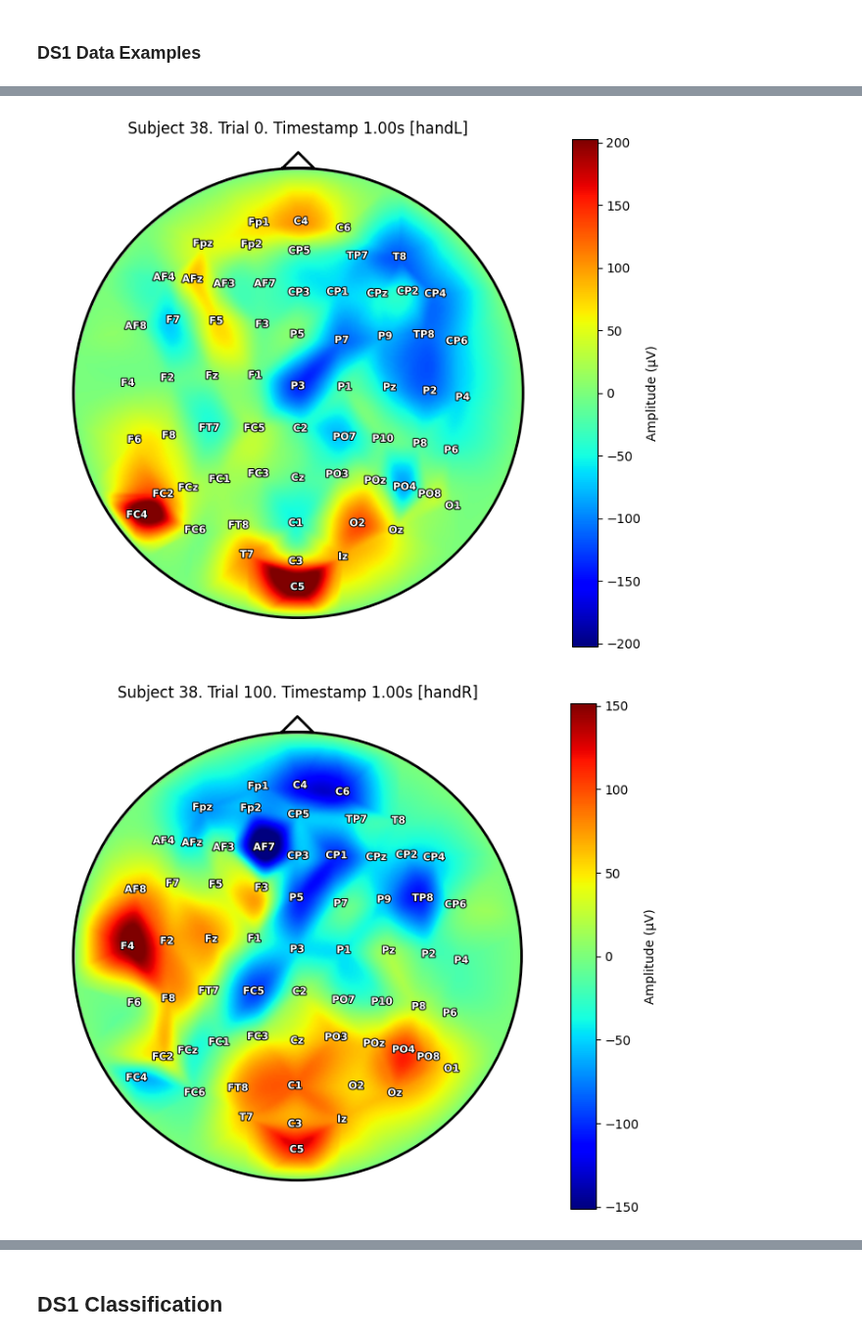
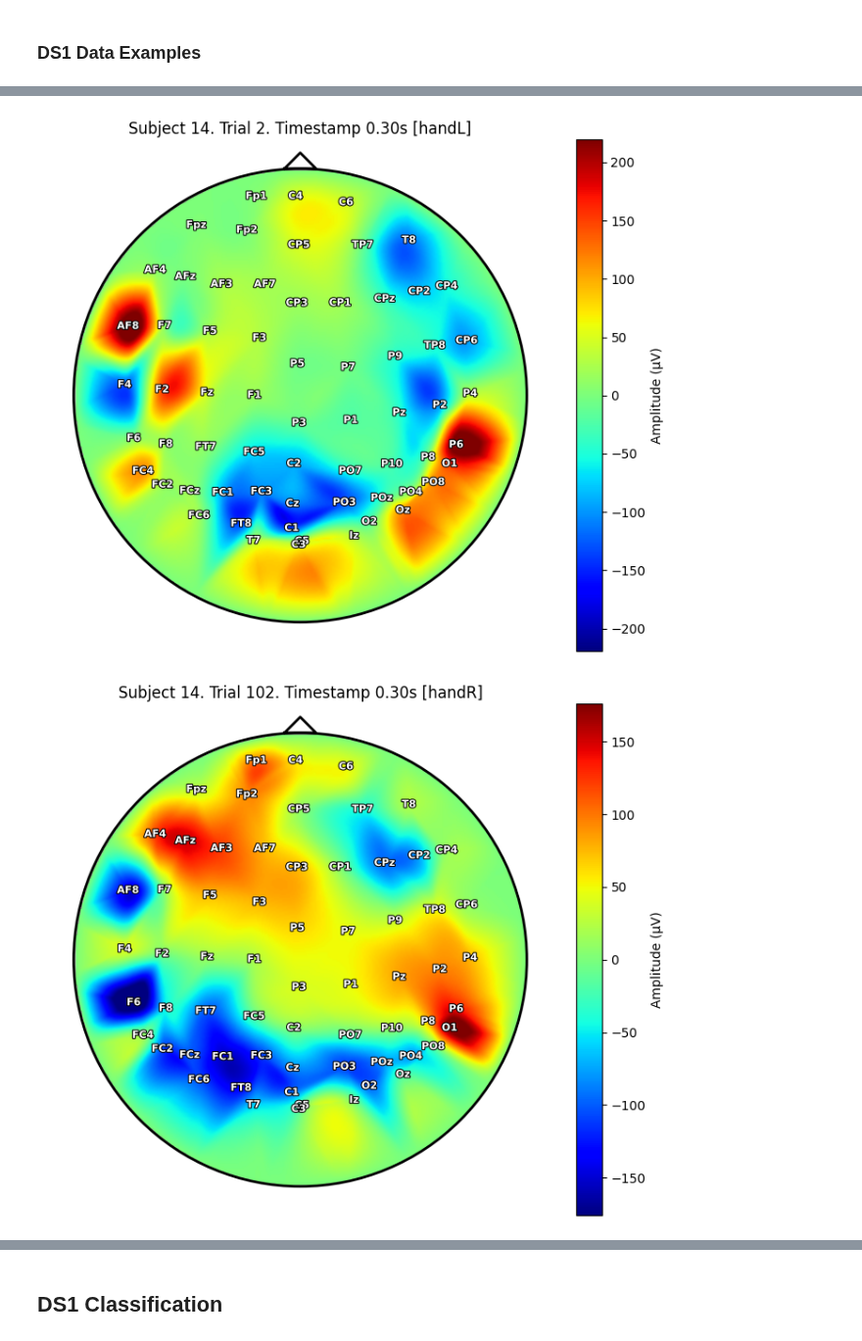
Before and after one commit to annzb/eeg-mi-decoders, a Jupyter notebook: main.ipynb, the cells around one changed output, grey strips where cells are left out. Shown at 98% size. Saved outputs shown, nothing was run; the diff lists cells and outputs as text; code cells hidden in the pictures.

```diff
--- a/main.ipynb
+++ b/main.ipynb
@@ -77,6 +76,6 @@ Total subjects: 50
 Epoch window: 0.500–2.500 s
 Total subject data: 5060.00 MB
 # %%
-ds1_subject38 = ds1.get_subject(38)
-ds1_subject38.print_info()
+ds1_subject14 = ds1.get_subject(14)
+ds1_subject14.print_info()
 # %% [output]
@@ -88,6 +91,6 @@ X: (200, 64, 1024), Y: (200,)
 # %%
-ds1_subject38.plot_head(trial=0, timestamp=1.0, plot_joint=True)
+ds1_subject14.plot_head(trial=2, timestamp=0.3, plot_joint=True)
 # %% [output]
-[figure, old version]
+[figure, new version]
-[figure, old version]
+[figure, new version]
 # %%
```
Also changed, not shown: parts of 30 cells of this notebook, 4 other files.
